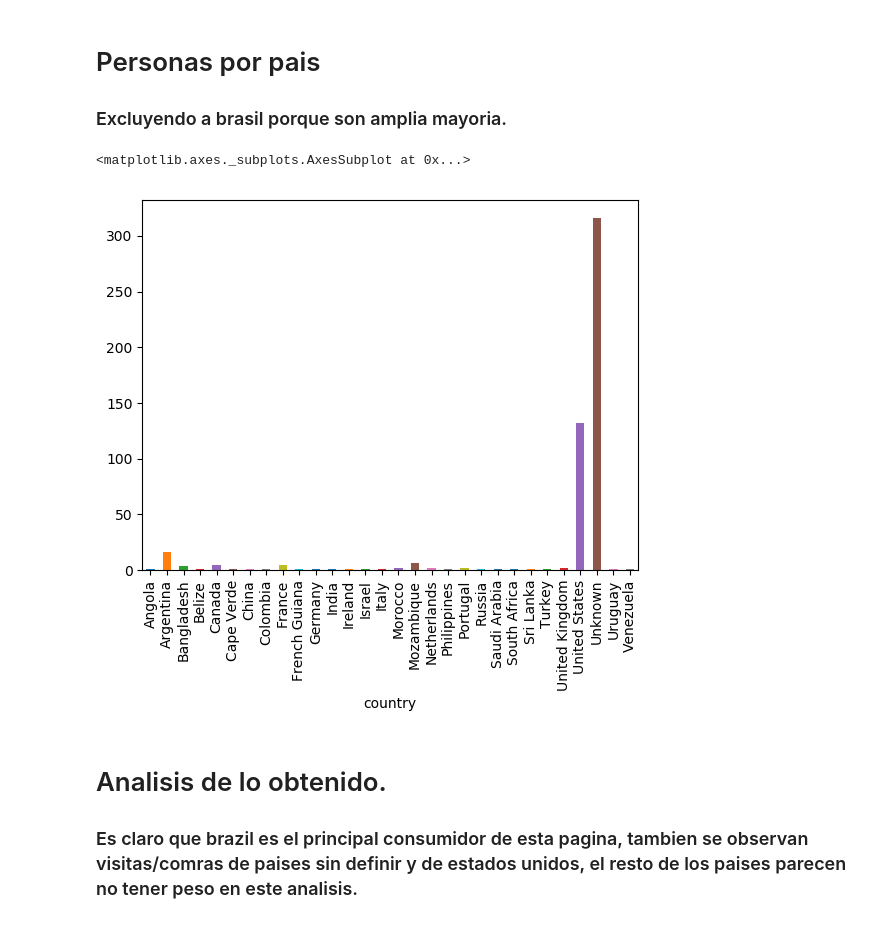
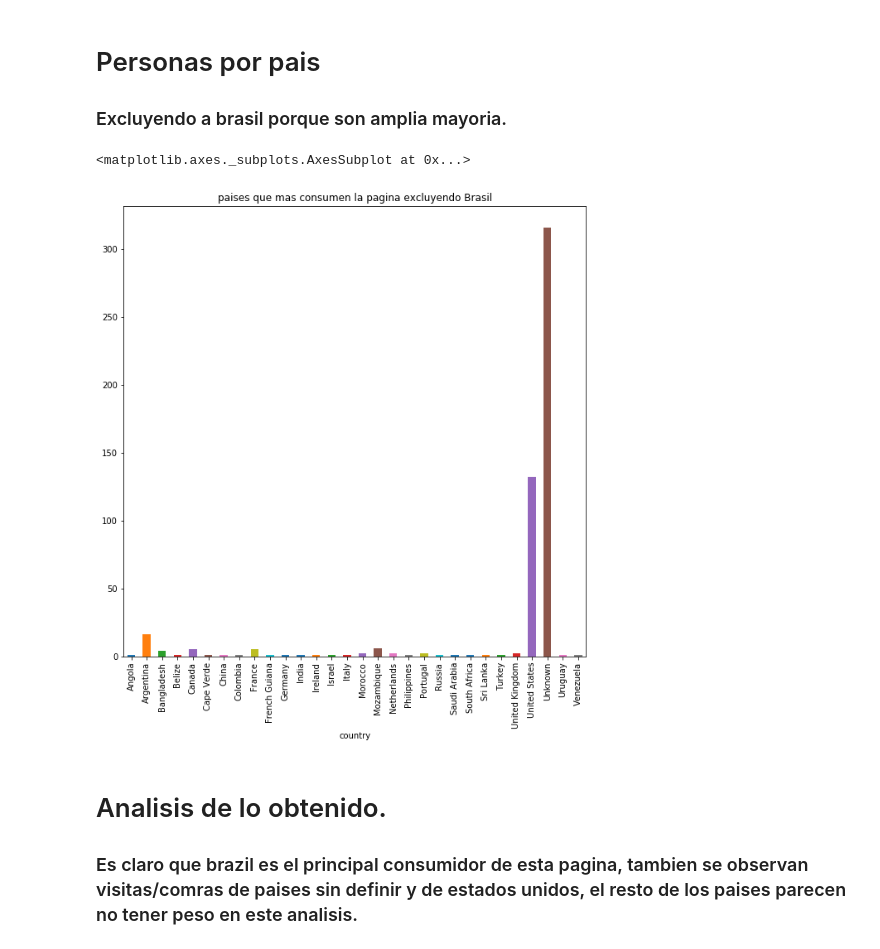
Before and after one commit to alepenaa94/TP1-Datos, a Jupyter notebook: AnálisisFede.ipynb, the cells around one changed output. Cells and saved outputs as stored; diff of their text form; code cells hidden in the pictures.

```diff
--- a/AnálisisFede.ipynb
+++ b/AnálisisFede.ipynb
@@ -34,6 +34,6 @@ Name: person, dtype: object
 # %% [markdown]
 # Personas por pais.
 # %%
-data.drop_duplicates(subset='person', inplace=False).groupby("country")['person'].count().plot(kind='bar')
+data.drop_duplicates(subset='person', inplace=False).groupby("country")['person'].count().plot(kind='bar',y="cantidad",title="paises que mas usan la pagina",figsize=(10,10))
 # %% [output]
 <matplotlib.axes._subplots.AxesSubplot at 0x...>
@@ -42,10 +42,10 @@ data.drop_duplicates(subset='person', inplace=False).groupby("country")['person'
 # Personas por pais
 ### Excluyendo a brasil porque son amplia mayoria.
 # %%
-data[data['country'] != 'Brazil'].drop_duplicates(subset='person', inplace=False).groupby("country")['person'].count().plot(kind='bar')
+data[data['country'] != 'Brazil'].drop_duplicates(subset='person', inplace=False).groupby("country")['person'].count().plot(kind='bar',figsize=(10,10),title="paises que mas consumen la pagina excluyendo Brasil")
 # %% [output]
 <matplotlib.axes._subplots.AxesSubplot at 0x...>
-[figure, old version]
+[figure, new version]
 # %% [markdown]
 # Analisis de lo obtenido.
 ### Es claro que brazil es el principal consumidor de esta pagina, tambien se observan visitas/comras de paises sin definir y de estados unidos, el resto de los paises parecen no tener peso en este analisis.
```
Also changed, not shown: parts of 19 cells of this notebook.
